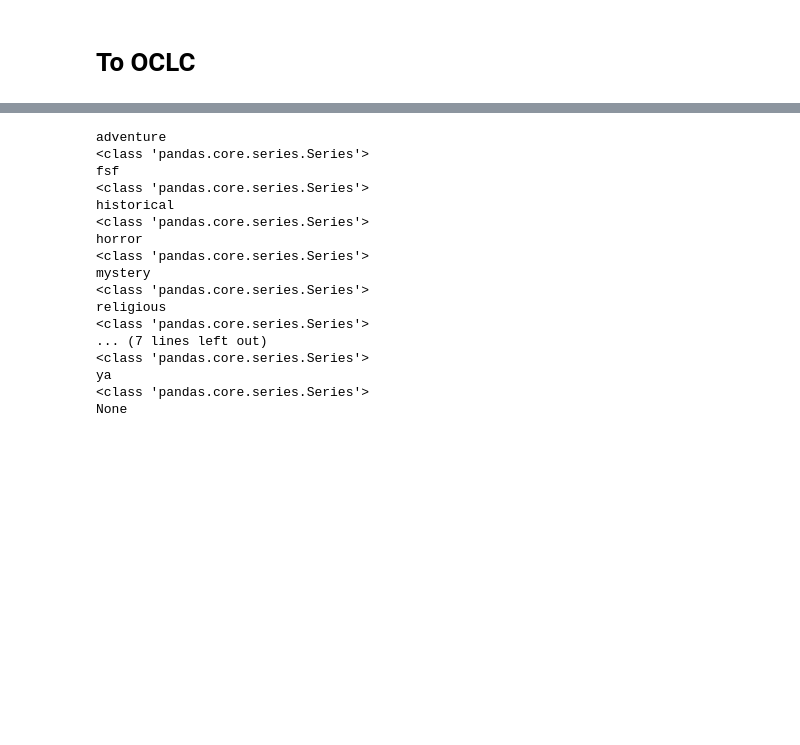
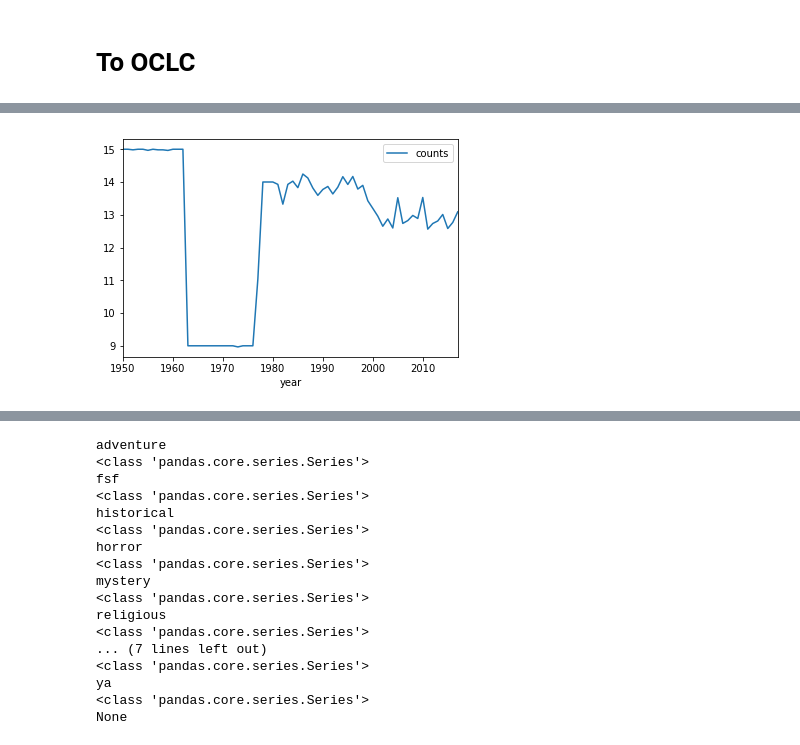
Before and after one commit to cimar/books, a Jupyter notebook: Clean Glue.ipynb, the cells around one changed output, grey strips where cells are left out. Cells and saved outputs as stored; diff of their text form; code cells hidden in the pictures; blank space fills up the shorter version.

```diff
--- a/Clean Glue.ipynb
+++ b/Clean Glue.ipynb
@@ -645,0 +708,13 @@ dtype: int64
+# %%
+def to_integer(dt_time):
+    return 10000*dt_time.year + 100*dt_time.month + dt_time.day
+
+s = pandas.DataFrame(pandas.DataFrame(processed)[["year","date"]])
+s['counts'] = s.groupby(['date']).transform('count')
+s['counts'] = s['counts'].astype(int)
+s_grouped = s.groupby("year")
+
+fig_3 = s_grouped.mean().plot().get_figure()
+fig_3.savefig("bestsellers_list_length.png")
+# %% [output]
+[figure, added]
```
Also changed, not shown: parts of 16 cells of this notebook, 18 other files.
